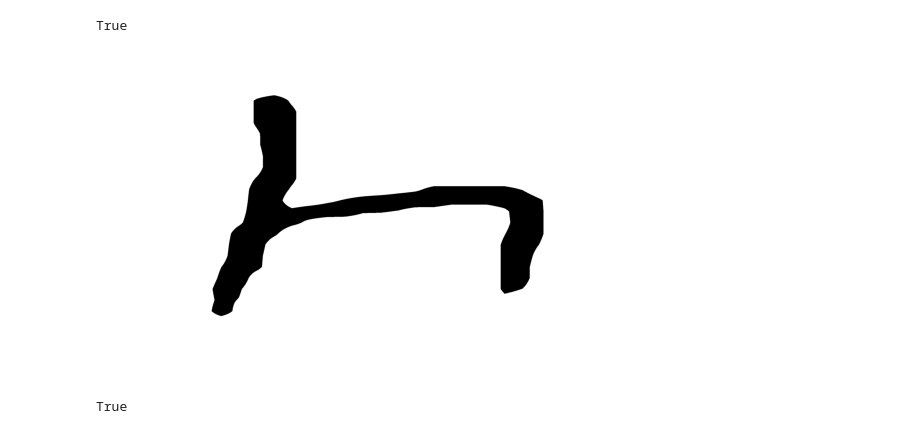
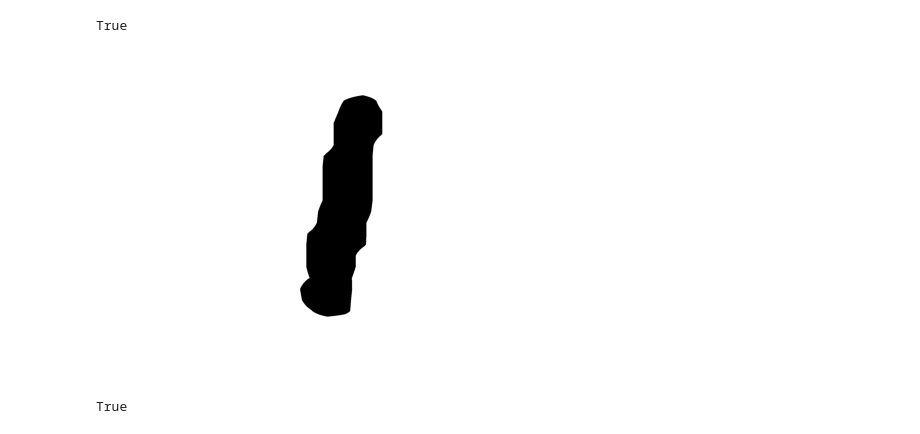
Before and after one commit to tsopeter/VM_NES_Training, a Jupyter notebook: test.ipynb, the cells around one changed output. Cells and saved outputs as stored; diff of their text form; code cells hidden in the pictures.

```diff
--- a/test.ipynb
+++ b/test.ipynb
@@ -724,34 +724,33 @@ import torch
 import torchvision
 from matplotlib import pyplot as plt
 import cv2
 
 X = np.load('Datasets/Images/Training_Dataset.npy')
-X = np.squeeze(X[2,...])
+X = np.squeeze(X[40,...])
 X = torch.from_numpy(X)
 X = X.flipud()
-
 # Resize to 1600x2560
 X_resized = torchvision.transforms.functional.resize(
     X.unsqueeze(0).unsqueeze(0),
     size=(1600, 2560),
     interpolation=torchvision.transforms.InterpolationMode.BILINEAR,
     antialias=False
 ).squeeze()
 
 # Apply thesholding
 X_thresh = (X_resized < 0.5).to(torch.float32)
 
 shift_lr = 0
 shift_ud = 0
 X_thresh = torch.roll(X_thresh, shifts=(shift_ud, shift_lr), dims=(0, 1))
 
 # Display
 plt.imshow(X_thresh.cpu().detach().numpy(), cmap='gray')
 plt.axis('off')
 plt.show()
 
 # Save image
 cv2.imwrite('debug.bmp', (255*X_thresh.cpu().detach().numpy()).astype(np.uint8))
 # %% [output]
-[figure, old version]
+[figure, new version]
 True
```
Also changed, not shown: 6 other files.
